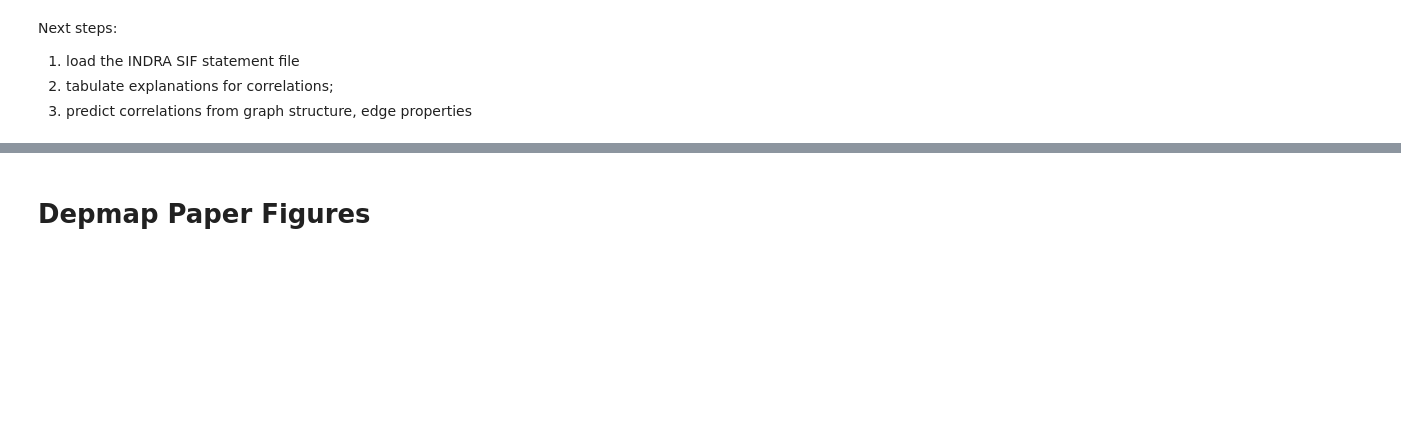
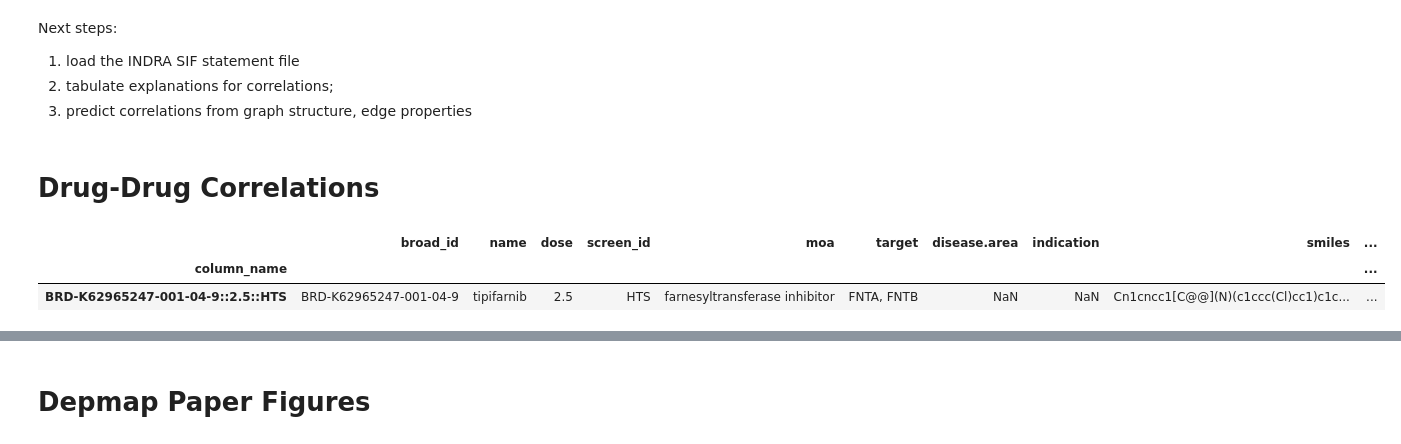
Before and after one commit to johnbachman/depmap_analysis, a Jupyter notebook: notebooks/Biomarkers of Dependency.ipynb, the cells around one changed output, grey strips where cells are left out. Drawn from its saved outputs; the diff is of its cells as text; code cells hidden in the pictures; blank space fills up the shorter version.

```diff
--- a/notebooks/Biomarkers of Dependency.ipynb
+++ b/notebooks/Biomarkers of Dependency.ipynb
@@ -329,3 +335,5 @@ for batch in batch_iter(res, batch_size):
     expl_pct.append(pct)
 # %%
 plt.bar(range(len(expl_pct)), expl_pct)
+# %% [markdown]
+# Drug-Drug Correlations
@@ -331,0 +360,6 @@ plt.bar(range(len(expl_pct)), expl_pct)
+# %%
+drug_info_df[drug_info_df['name'] == 'tipifarnib']
+# %% [output]
+|  | broad_id | name | dose | screen_id | moa | target | disease.area | indication | smiles | ... |
+| column_name |  |  |  |  |  |  |  |  |  | ... |
+| BRD-K62965247-001-04-9::2.5::HTS | BRD-K62965247-001-04-9 | tipifarnib | 2.5 | HTS | farnesyltransferase inhibitor | FNTA, FNTB | NaN | NaN | Cn1cncc1[C@@](N)(c1ccc(Cl)cc1)c1c... | ... |
```
Also changed, not shown: parts of 14 cells of this notebook, 1 other file.
